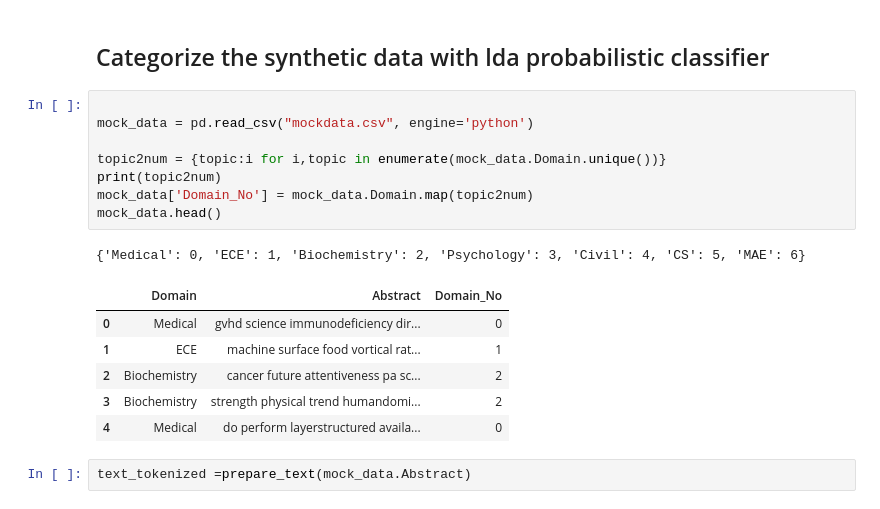
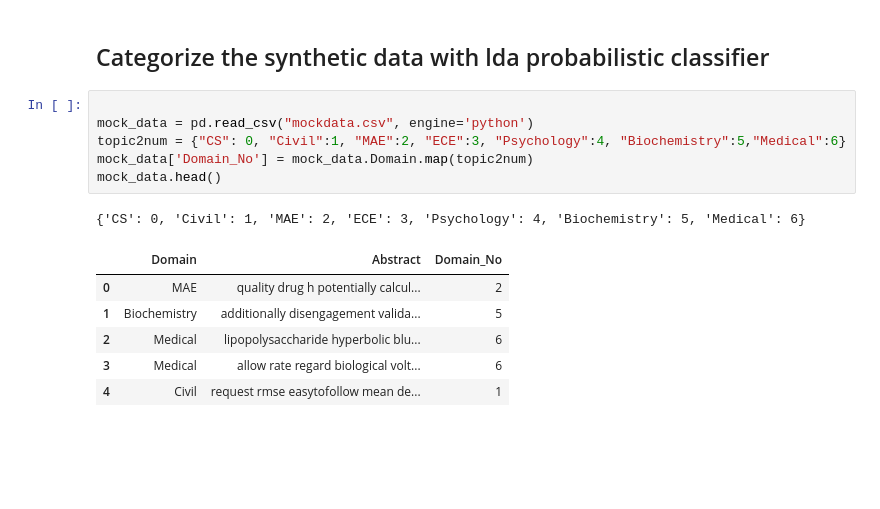
Before and after one commit to clarissaache/DocumentClassifier, a Jupyter notebook: lda.ipynb, the cells around one changed output. Saved outputs shown, nothing was run; the diff lists cells and outputs as text; blank space fills up the shorter version.

```diff
--- a/lda.ipynb
+++ b/lda.ipynb
@@ -562,18 +572,14 @@ synthetic_df.Abstract = synthetic_df.Abstract.map(lambda a: " ".join(a))
 # %%
 
 mock_data = pd.read_csv("mockdata.csv", engine='python')
-
-topic2num = {topic:i for i,topic in enumerate(mock_data.Domain.unique())}
-print(topic2num)
+topic2num = {"CS": 0, "Civil":1, "MAE":2, "ECE":3, "Psychology":4, "Biochemistry":5,"Medical":6}
 mock_data['Domain_No'] = mock_data.Domain.map(topic2num)
 mock_data.head()
 # %% [output]
-{'Medical': 0, 'ECE': 1, 'Biochemistry': 2, 'Psychology': 3, 'Civil': 4, 'CS': 5, 'MAE': 6}
+{'CS': 0, 'Civil': 1, 'MAE': 2, 'ECE': 3, 'Psychology': 4, 'Biochemistry': 5, 'Medical': 6}
 |  | Domain | Abstract | Domain_No |
-| 0 | Medical | gvhd science immunodeficiency dir... | 0 |
-| 1 | ECE | machine surface food vortical rat... | 1 |
-| 2 | Biochemistry | cancer future attentiveness pa sc... | 2 |
-| 3 | Biochemistry | strength physical trend humandomi... | 2 |
-| 4 | Medical | do perform layerstructured availa... | 0 |
+| 0 | MAE | quality drug h potentially calcul... | 2 |
+| 1 | Biochemistry | additionally disengagement valida... | 5 |
+| 2 | Medical | lipopolysaccharide hyperbolic blu... | 6 |
+| 3 | Medical | allow rate regard biological volt... | 6 |
+| 4 | Civil | request rmse easytofollow mean de... | 1 |
-# %%
-text_tokenized =prepare_text(mock_data.Abstract)
```
Also changed, not shown: parts of 15 cells of this notebook, 2 other files.
